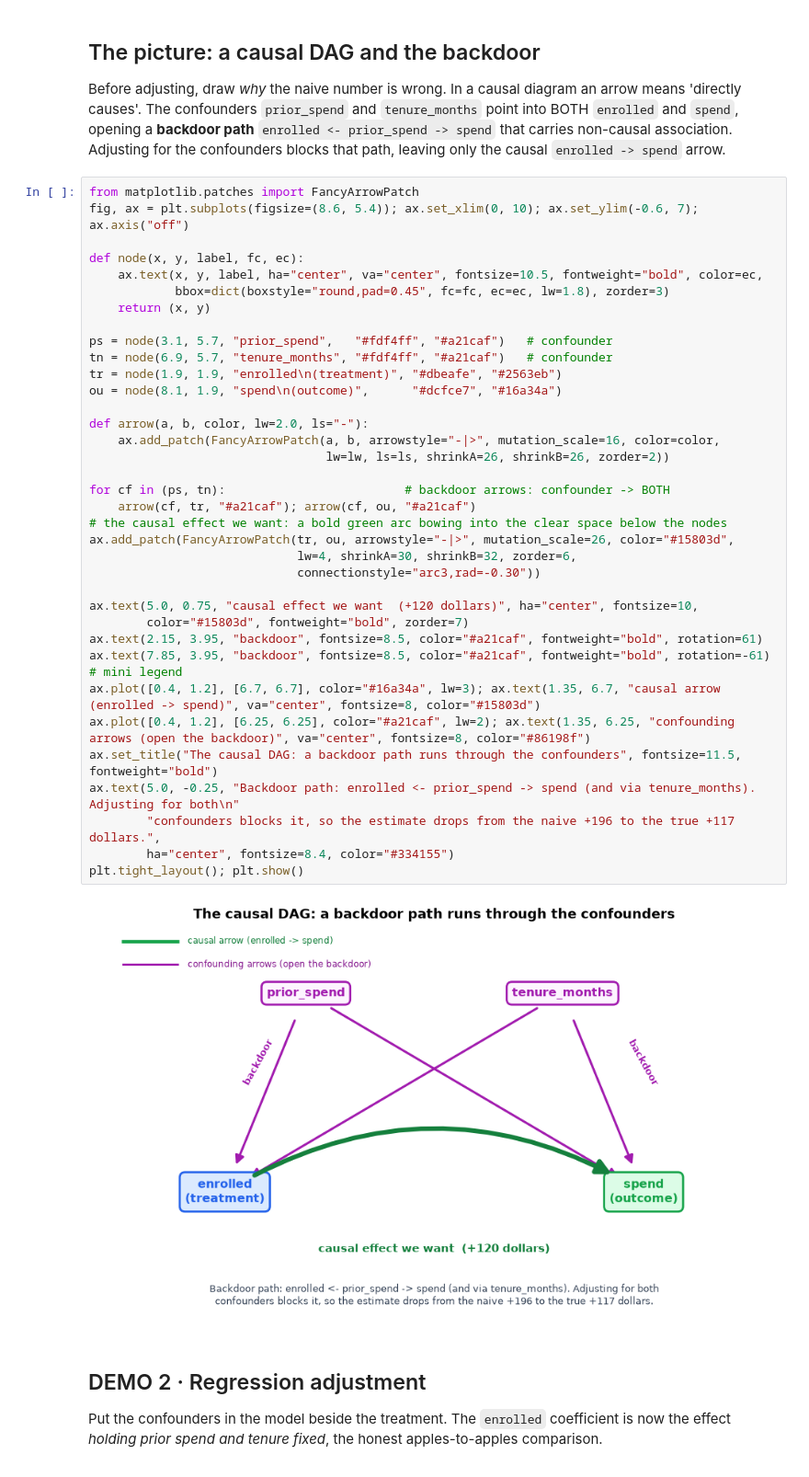
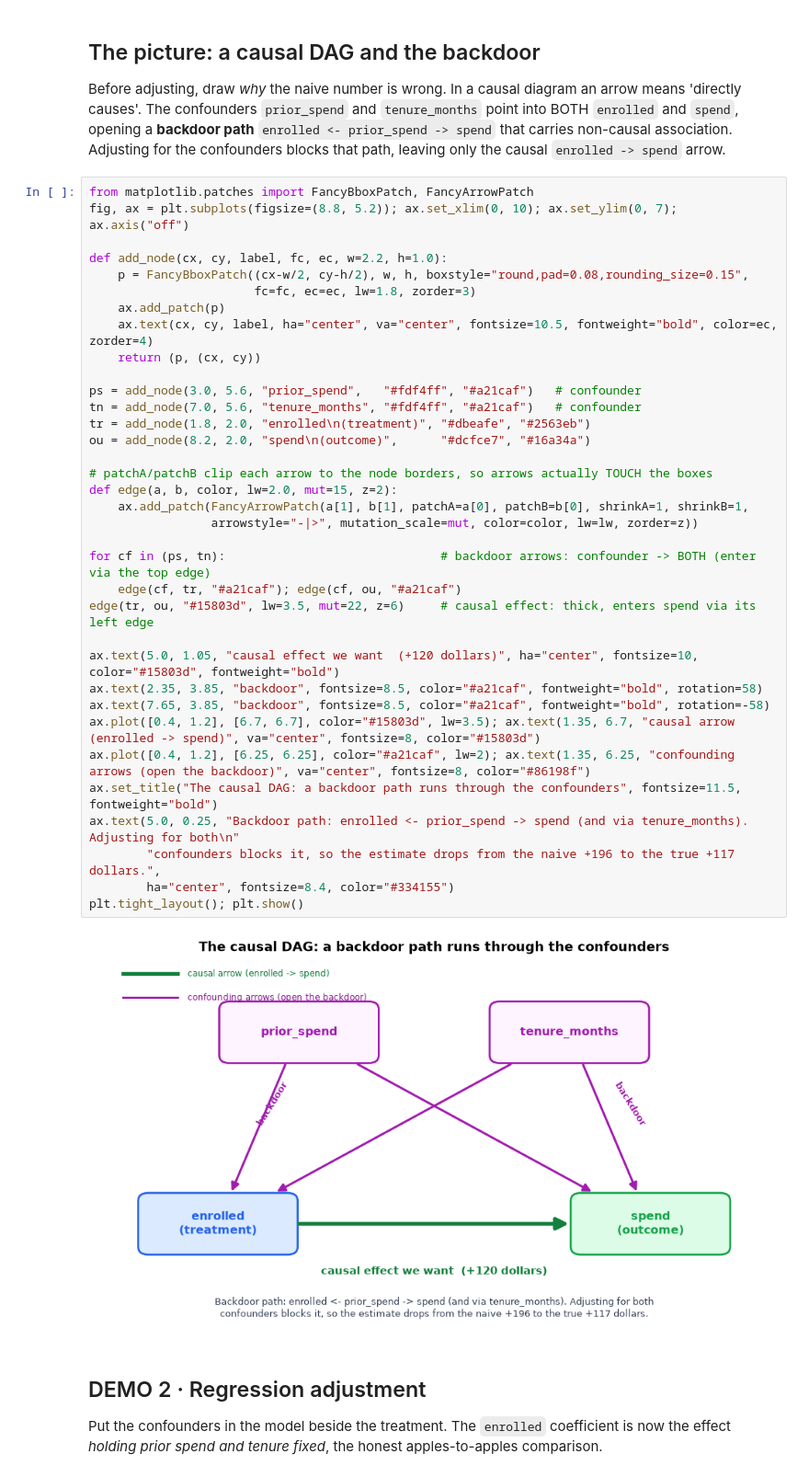
Before and after one commit to johnfisher-ai/Statistics-Data-Science-AI-Visual-Book, a Jupyter notebook: chapters/notebooks/causal-inference.ipynb, the cells around one changed output. Shown at 92% size. Cells and saved outputs as stored; diff of their text form.

```diff
--- a/chapters/notebooks/causal-inference.ipynb
+++ b/chapters/notebooks/causal-inference.ipynb
@@ -56,44 +56,42 @@ NAIVE difference in mean spend = $195.8   (true effect is $120)
 ## The picture: a causal DAG and the backdoor
 Before adjusting, draw *why* the naive number is wrong. In a causal diagram an arrow means 'directly causes'. The confounders `prior_spend` and `tenure_months` point into BOTH `enrolled` and `spend`, opening a **backdoor path** `enrolled <- prior_spend -> spend` that carries non-causal association. Adjusting for the confounders blocks that path, leaving only the causal `enrolled -> spend` arrow.
 # %%
-from matplotlib.patches import FancyArrowPatch
-fig, ax = plt.subplots(figsize=(8.6, 5.4)); ax.set_xlim(0, 10); ax.set_ylim(-0.6, 7); ax.axis("off")
+from matplotlib.patches import FancyBboxPatch, FancyArrowPatch
+fig, ax = plt.subplots(figsize=(8.8, 5.2)); ax.set_xlim(0, 10); ax.set_ylim(0, 7); ax.axis("off")
 
-def node(x, y, label, fc, ec):
-    ax.text(x, y, label, ha="center", va="center", fontsize=10.5, fontweight="bold", color=ec,
-            bbox=dict(boxstyle="round,pad=0.45", fc=fc, ec=ec, lw=1.8), zorder=3)
-    return (x, y)
+def add_node(cx, cy, label, fc, ec, w=2.2, h=1.0):
+    p = FancyBboxPatch((cx-w/2, cy-h/2), w, h, boxstyle="round,pad=0.08,rounding_size=0.15",
+                       fc=fc, ec=ec, lw=1.8, zorder=3)
+    ax.add_patch(p)
+    ax.text(cx, cy, label, ha="center", va="center", fontsize=10.5, fontweight="bold", color=ec, zorder=4)
+    return (p, (cx, cy))
 
-ps = node(3.1, 5.7, "prior_spend",   "#fdf4ff", "#a21caf")   # confounder
-tn = node(6.9, 5.7, "tenure_months", "#fdf4ff", "#a21caf")   # confounder
-tr = node(1.9, 1.9, "enrolled\n(treatment)", "#dbeafe", "#2563eb")
-ou = node(8.1, 1.9, "spend\n(outcome)",      "#dcfce7", "#16a34a")
+ps = add_node(3.0, 5.6, "prior_spend",   "#fdf4ff", "#a21caf")   # confounder
+tn = add_node(7.0, 5.6, "tenure_months", "#fdf4ff", "#a21caf")   # confounder
+tr = add_node(1.8, 2.0, "enrolled\n(treatment)", "#dbeafe", "#2563eb")
+ou = add_node(8.2, 2.0, "spend\n(outcome)",      "#dcfce7", "#16a34a")
 
-def arrow(a, b, color, lw=2.0, ls="-"):
-    ax.add_patch(FancyArrowPatch(a, b, arrowstyle="-|>", mutation_scale=16, color=color,
-                                 lw=lw, ls=ls, shrinkA=26, shrinkB=26, zorder=2))
+# patchA/patchB clip each arrow to the node borders, so arrows actually TOUCH the boxes
+def edge(a, b, color, lw=2.0, mut=15, z=2):
+    ax.add_patch(FancyArrowPatch(a[1], b[1], patchA=a[0], patchB=b[0], shrinkA=1, shrinkB=1,
+                 arrowstyle="-|>", mutation_scale=mut, color=color, lw=lw, zorder=z))
 
-for cf in (ps, tn):                         # backdoor arrows: confounder -> BOTH
-    arrow(cf, tr, "#a21caf"); arrow(cf, ou, "#a21caf")
-# the causal effect we want: a bold green arc bowing into the clear space below the nodes
-ax.add_patch(FancyArrowPatch(tr, ou, arrowstyle="-|>", mutation_scale=26, color="#15803d",
-                             lw=4, shrinkA=30, shrinkB=32, zorder=6,
-                             connectionstyle="arc3,rad=-0.30"))
+for cf in (ps, tn):                              # backdoor arrows: confounder -> BOTH (enter via the top edge)
+    edge(cf, tr, "#a21caf"); edge(cf, ou, "#a21caf")
+edge(tr, ou, "#15803d", lw=3.5, mut=22, z=6)     # causal effect: thick, enters spend via its left edge
 
-ax.text(5.0, 0.75, "causal effect we want  (+120 dollars)", ha="center", fontsize=10,
-        color="#15803d", fontweight="bold", zorder=7)
-ax.text(2.15, 3.95, "backdoor", fontsize=8.5, color="#a21caf", fontweight="bold", rotation=61)
-ax.text(7.85, 3.95, "backdoor", fontsize=8.5, color="#a21caf", fontweight="bold", rotation=-61)
-# mini legend
-ax.plot([0.4, 1.2], [6.7, 6.7], color="#16a34a", lw=3); ax.text(1.35, 6.7, "causal arrow (enrolled -> spend)", va="center", fontsize=8, color="#15803d")
+ax.text(5.0, 1.05, "causal effect we want  (+120 dollars)", ha="center", fontsize=10, color="#15803d", fontweight="bold")
+ax.text(2.35, 3.85, "backdoor", fontsize=8.5, color="#a21caf", fontweight="bold", rotation=58)
+ax.text(7.65, 3.85, "backdoor", fontsize=8.5, color="#a21caf", fontweight="bold", rotation=-58)
+ax.plot([0.4, 1.2], [6.7, 6.7], color="#15803d", lw=3.5); ax.text(1.35, 6.7, "causal arrow (enrolled -> spend)", va="center", fontsize=8, color="#15803d")
 ax.plot([0.4, 1.2], [6.25, 6.25], color="#a21caf", lw=2); ax.text(1.35, 6.25, "confounding arrows (open the backdoor)", va="center", fontsize=8, color="#86198f")
 ax.set_title("The causal DAG: a backdoor path runs through the confounders", fontsize=11.5, fontweight="bold")
-ax.text(5.0, -0.25, "Backdoor path: enrolled <- prior_spend -> spend (and via tenure_months). Adjusting for both\n"
+ax.text(5.0, 0.25, "Backdoor path: enrolled <- prior_spend -> spend (and via tenure_months). Adjusting for both\n"
         "confounders blocks it, so the estimate drops from the naive +196 to the true +117 dollars.",
         ha="center", fontsize=8.4, color="#334155")
 plt.tight_layout(); plt.show()
 # %% [output]
-[figure, old version]
+[figure, new version]
 # %% [markdown]
 ## DEMO 2 &middot; Regression adjustment
 Put the confounders in the model beside the treatment. The `enrolled` coefficient is now the effect *holding prior spend and tenure fixed*, the honest apples-to-apples comparison.
```
Also changed, not shown: 3 other files.
